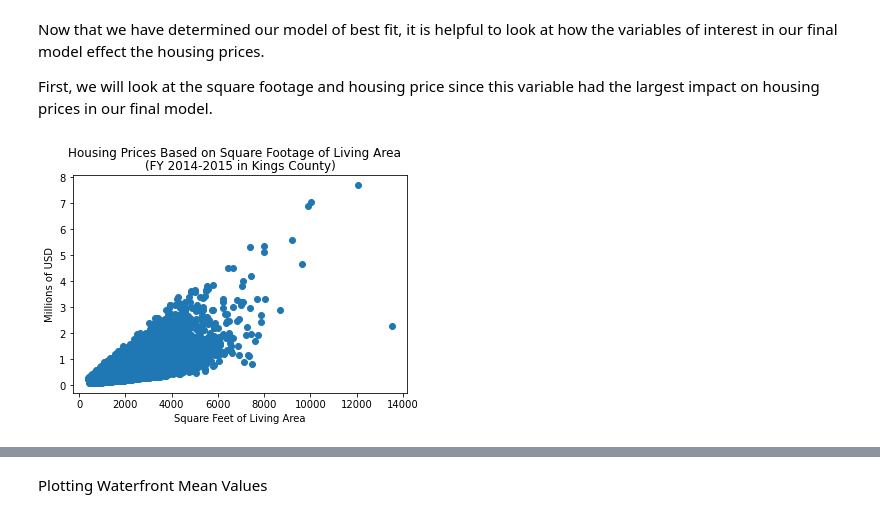
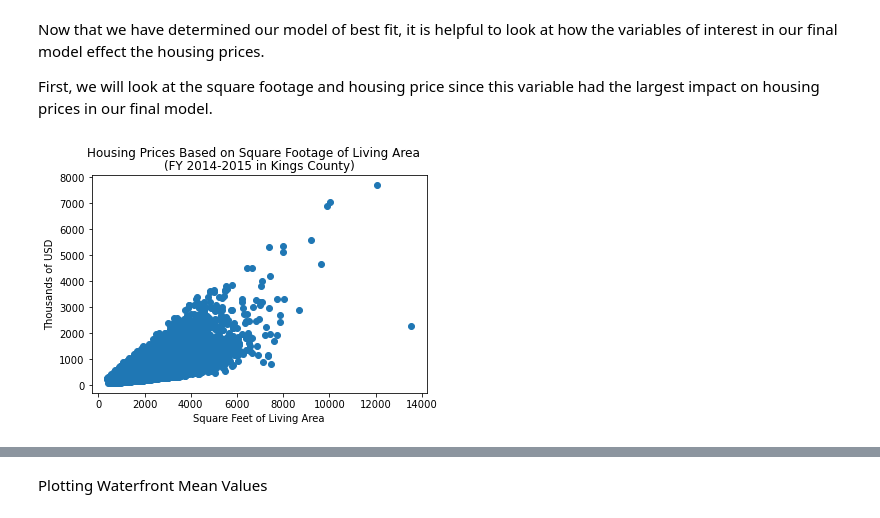
Before and after one commit to mboland23/dsc-phase-2-project-v2-3, a Jupyter notebook: Meg_Working_Notebook.ipynb, the cells around one changed output, grey strips where cells are left out. Cells and saved outputs as stored; diff of their text form; code cells hidden in the pictures.

```diff
--- a/Meg_Working_Notebook.ipynb
+++ b/Meg_Working_Notebook.ipynb
@@ -1283,8 +1292,9 @@ plt.show()
 # %%
-plt.scatter(x=housing_df["sqft_living"], y=(housing_df["price"]/1000000))
+plt.scatter(x=housing_df["sqft_living"], y=(housing_df["price"]/1000))
 plt.suptitle("Housing Prices Based on Square Footage of Living Area")
 plt.title("(FY 2014-2015 in Kings County)")
-plt.ylabel("Millions of USD")
-plt.xlabel("Square Feet of Living Area");
+plt.ylabel("Thousands of USD")
+plt.xlabel("Square Feet of Living Area")
+plt.savefig("housing_price_sq_ft");
 # %% [output]
-[figure, old version]
+[figure, new version]
```
Also changed, not shown: parts of 89 cells of this notebook.
